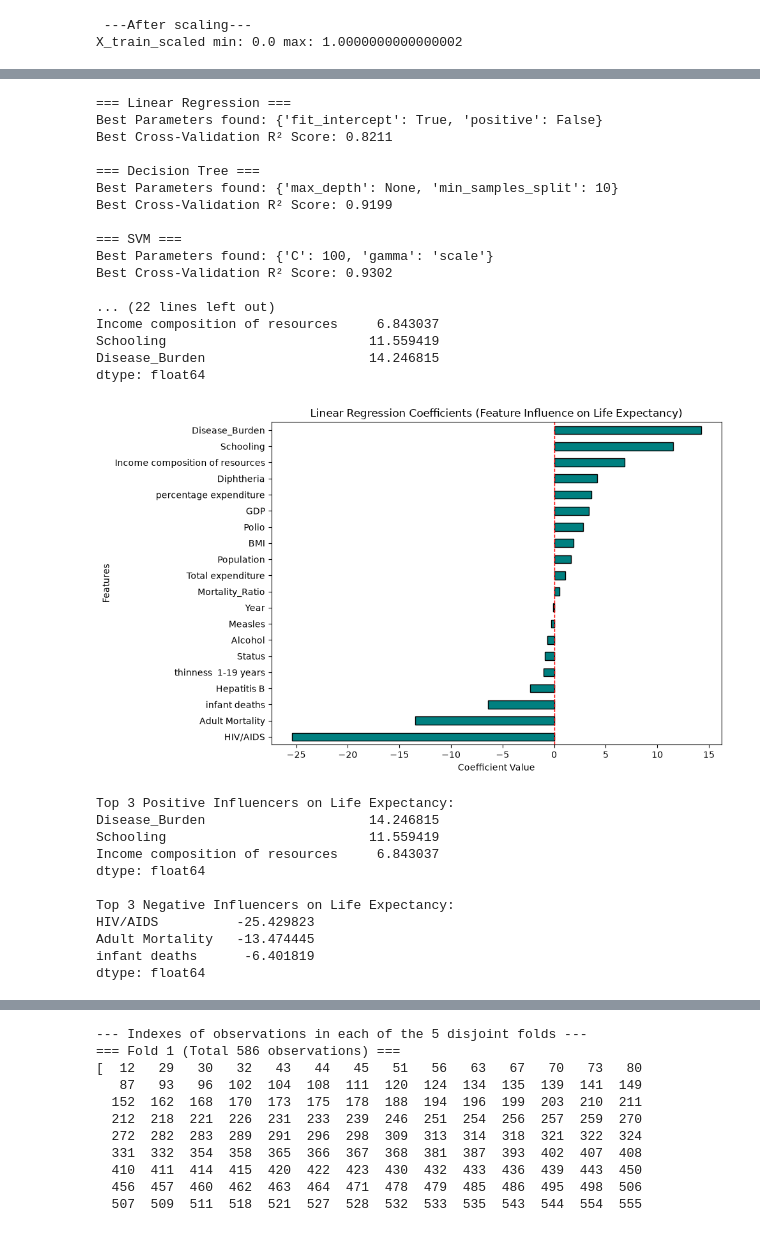
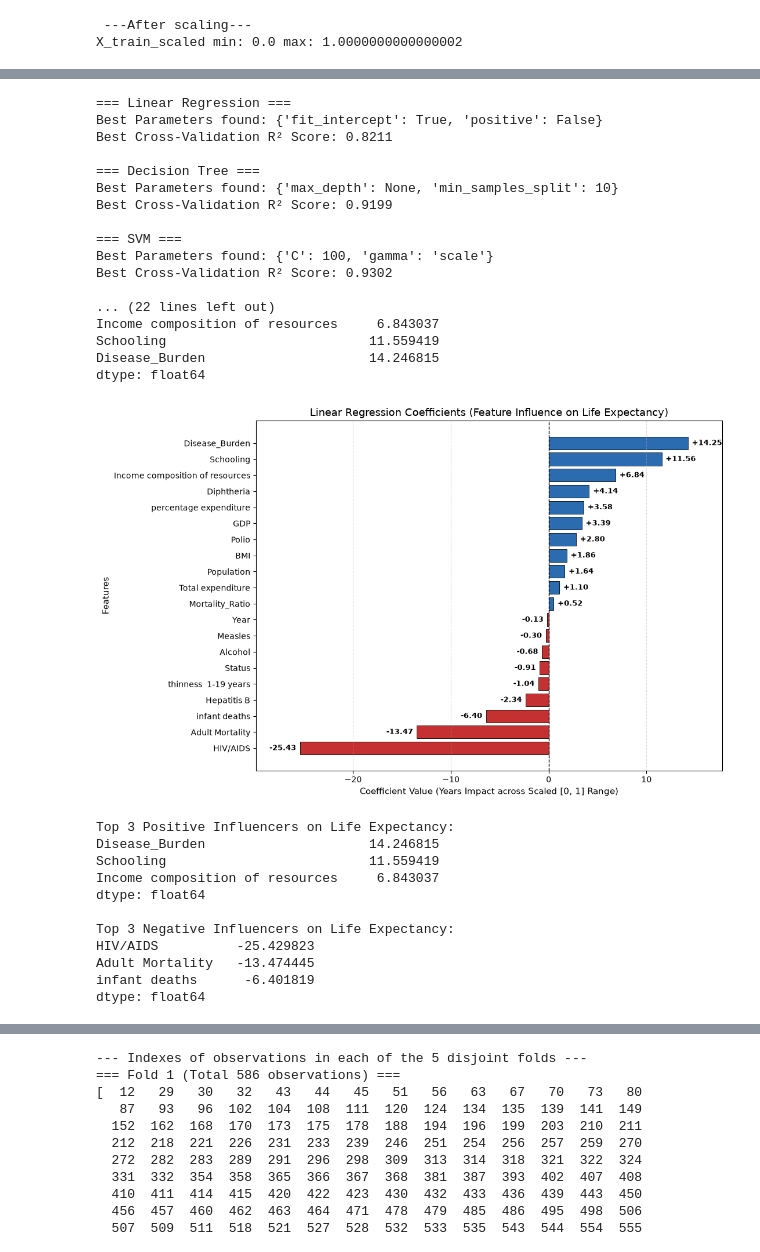
Before and after one commit to azelarabchakour/Data-science-assignments, a Jupyter notebook: Assignment-1/Code/Problem1-Regresseion.ipynb, the cells around one changed output, grey strips where cells are left out. Saved outputs shown, nothing was run; the diff lists cells and outputs as text; code cells hidden in the pictures.

Commit message:
minor UI changes in regression

```diff
--- a/Assignment-1/Code/Problem1-Regresseion.ipynb
+++ b/Assignment-1/Code/Problem1-Regresseion.ipynb
@@ -434,47 +472,73 @@ coef_series = pd.Series(lr_model.coef_, index=X.columns).sort_values()
 print("--- Linear Regression Coefficients ---")
 print(coef_series)
 
-# Construct the bar plot
-plt.figure(figsize=(10, 6))
-coef_series.plot(kind='barh', color='teal', edgecolor='black')
-plt.title("Linear Regression Coefficients (Feature Influence on Life Expectancy)")
-plt.xlabel("Coefficient Value")
-plt.ylabel("Features")
-plt.axvline(0, color='red', linestyle='--', linewidth=1)
+# # Construct the bar plot
+# plt.figure(figsize=(10, 6))
+# coef_series.plot(kind='barh', color='teal', edgecolor='black')
+# plt.title("Linear Regression Coefficients (Feature Influence on Life Expectancy)")
+# plt.xlabel("Coefficient Value")
+# plt.ylabel("Features")
+# plt.axvline(0, color='red', linestyle='--', linewidth=1)
+# plt.tight_layout()
+# plt.show()
+
+#-----------------------------
+coef_sorted = coef_series.sort_values(ascending=False)
+bar_colors = ['#2b6cb0' if val > 0 else '#c53030' for val in coef_sorted.values]
+
+fig, ax = plt.subplots(figsize=(11, 7))
+bars = ax.barh(coef_sorted.index, coef_sorted.values, color=bar_colors, edgecolor='black', linewidth=0.6)
+ax.invert_yaxis()
+ax.axvline(0, color='black', linestyle='--', linewidth=1)
+ax.grid(axis='x', linestyle='--', alpha=0.4)
+
+for bar in bars:
+    val = bar.get_width()
+    offset = 0.4 if val >= 0 else -0.4
+    ha = 'left' if val >= 0 else 'right'
+    ax.text(val + offset, bar.get_y() + bar.get_height()/2, f'{val:+.2f}',
+            va='center', ha=ha, fontsize=9.5, fontweight='bold')
+
+ax.set_xlim(coef_sorted.min() - 4.5, coef_sorted.max() + 3.5)
+ax.set_title("Linear Regression Coefficients (Feature Influence on Life Expectancy)", fontsize=13)
+ax.set_xlabel("Coefficient Value (Years Impact across Scaled [0, 1] Range)", fontsize=11)
+ax.set_ylabel("Features", fontsize=11)
 plt.tight_layout()
 plt.show()
+
+#----------------------------
 
 # Print top positive and negative influencers
 print("\nTop 3 Positive Influencers on Life Expectancy:")
 print(coef_series.tail(3)[::-1])
 print("\nTop 3 Negative Influencers on Life Expectancy:")
 print(coef_series.head(3))
 
 # Conclusions (Task 2.4 - Variable Influence):
 # - Biggest Positive Influence: 'Schooling' and 'Income composition of resources' (along with 'HIV/AIDS' interaction
 #   or health expenditure/immunization features) have the largest positive coefficients because all features are scaled
 #   to [0, 1], meaning a full-range increase in schooling and income composition adds the most years to life expectancy.
 # - Biggest Negative Influence: 'Adult Mortality' and 'HIV/AIDS' (and 'Disease_Burden' / 'infant deaths') have the
 #   largest negative coefficients, strongly reducing predicted life expectancy as mortality rates rise.
 # %% [output]
 === Linear Regression ===
 Best Parameters found: {'fit_intercept': True, 'positive': False}
 Best Cross-Validation R² Score: 0.8211
 
 === Decision Tree ===
 Best Parameters found: {'max_depth': None, 'min_samples_split': 10}
 Best Cross-Validation R² Score: 0.9199
 
 === SVM ===
 Best Parameters found: {'C': 100, 'gamma': 'scale'}
 Best Cross-Validation R² Score: 0.9302
 
 ... (22 lines left out)
 Income composition of resources     6.843037
 Schooling                          11.559419
 Disease_Burden                     14.246815
 dtype: float64
-[figure, old version]
+[figure, new version]
 Top 3 Positive Influencers on Life Expectancy:
 Disease_Burden                     14.246815
 Schooling                          11.559419
```
Also changed, not shown: parts of 8 cells of this notebook, 2 other files.
